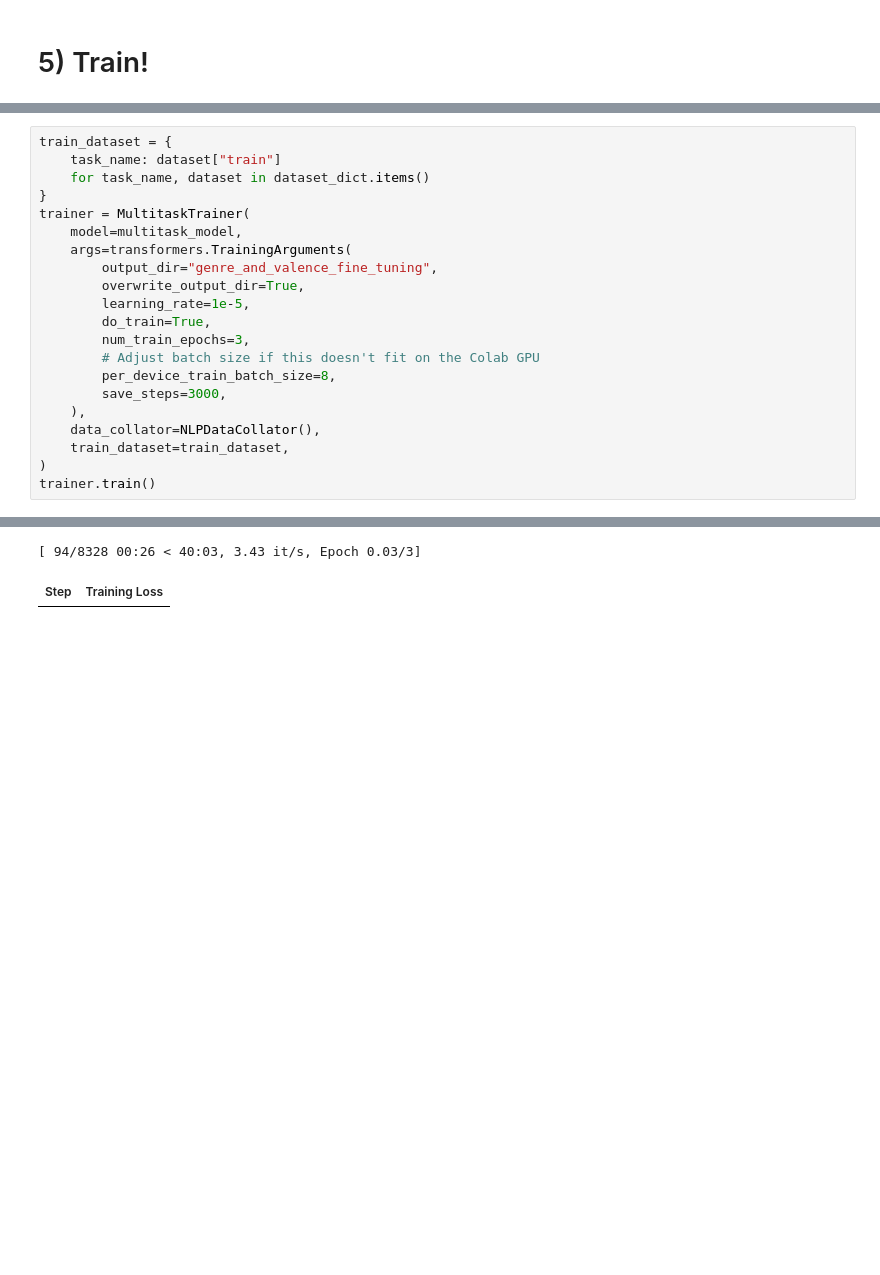
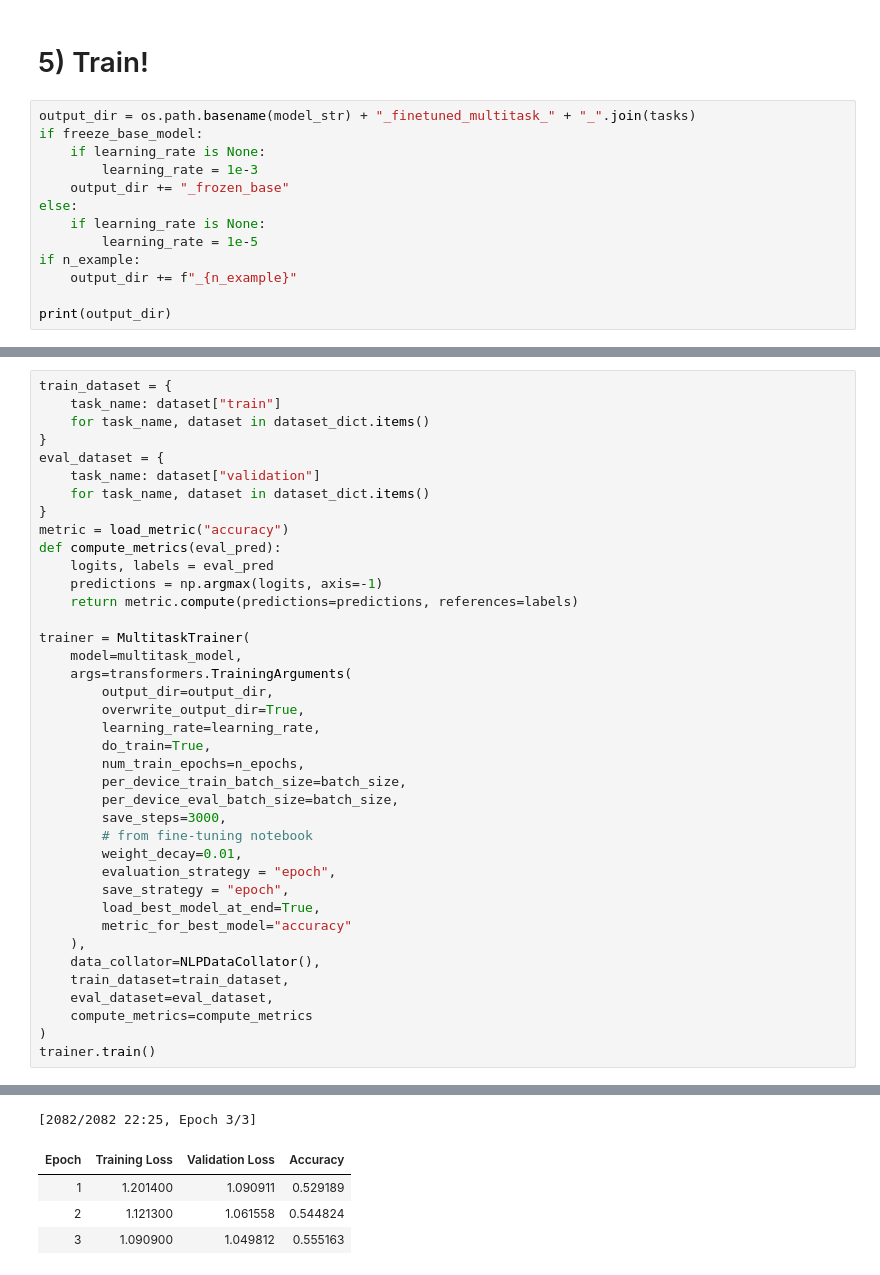
Before and after one commit to ebezzam/lyrics-mir, a Jupyter notebook: notebooks/multitask.ipynb, the cells around one changed output, grey strips where cells are left out. Drawn from its saved outputs; the diff is of its cells as text; blank space fills up the shorter version.

Commit message:
Add eval to training and option to freeze base model.

```diff
--- a/notebooks/multitask.ipynb
+++ b/notebooks/multitask.ipynb
@@ -509,2 +551,15 @@ class MultitaskTrainer(transformers.Trainer):
 # %% [markdown]
 # 5) Train!
+# %%
+output_dir = os.path.basename(model_str) + "_finetuned_multitask_" + "_".join(tasks)
+if freeze_base_model:
+    if learning_rate is None:
+        learning_rate = 1e-3
+    output_dir += "_frozen_base"
+else:
+    if learning_rate is None:
+        learning_rate = 1e-5
+if n_example:
+    output_dir += f"_{n_example}"
+
+print(output_dir)
@@ -513,20 +572,38 @@ train_dataset = {
     task_name: dataset["train"]
     for task_name, dataset in dataset_dict.items()
 }
+eval_dataset = {
+    task_name: dataset["validation"]
+    for task_name, dataset in dataset_dict.items()
+}
+metric = load_metric("accuracy")
+def compute_metrics(eval_pred):
+    logits, labels = eval_pred
+    predictions = np.argmax(logits, axis=-1)
+    return metric.compute(predictions=predictions, references=labels)
+
 trainer = MultitaskTrainer(
     model=multitask_model,
     args=transformers.TrainingArguments(
-        output_dir="genre_and_valence_fine_tuning",
+        output_dir=output_dir,
         overwrite_output_dir=True,
-        learning_rate=1e-5,
+        learning_rate=learning_rate,
         do_train=True,
-        num_train_epochs=3,
-        # Adjust batch size if this doesn't fit on the Colab GPU
-        per_device_train_batch_size=8,
+        num_train_epochs=n_epochs,
+        per_device_train_batch_size=batch_size,
+        per_device_eval_batch_size=batch_size,
         save_steps=3000,
+        # from fine-tuning notebook
+        weight_decay=0.01,
+        evaluation_strategy = "epoch",
+        save_strategy = "epoch",
+        load_best_model_at_end=True,
+        metric_for_best_model="accuracy"
     ),
     data_collator=NLPDataCollator(),
     train_dataset=train_dataset,
+    eval_dataset=eval_dataset,
+    compute_metrics=compute_metrics
 )
 trainer.train()
 # %% [output]
@@ -542,2 +619,5 @@ The default value for the training argument `--report_to` will change in v5 (fro
-[ 94/8328 00:26 < 40:03, 3.43 it/s, Epoch 0.03/3]
+[2082/2082 22:25, Epoch 3/3]
-| Step | Training Loss |
+| Epoch | Training Loss | Validation Loss | Accuracy |
+| 1 | 1.201400 | 1.090911 | 0.529189 |
+| 2 | 1.121300 | 1.061558 | 0.544824 |
+| 3 | 1.090900 | 1.049812 | 0.555163 |
```
Also changed, not shown: parts of 23 cells of this notebook.
